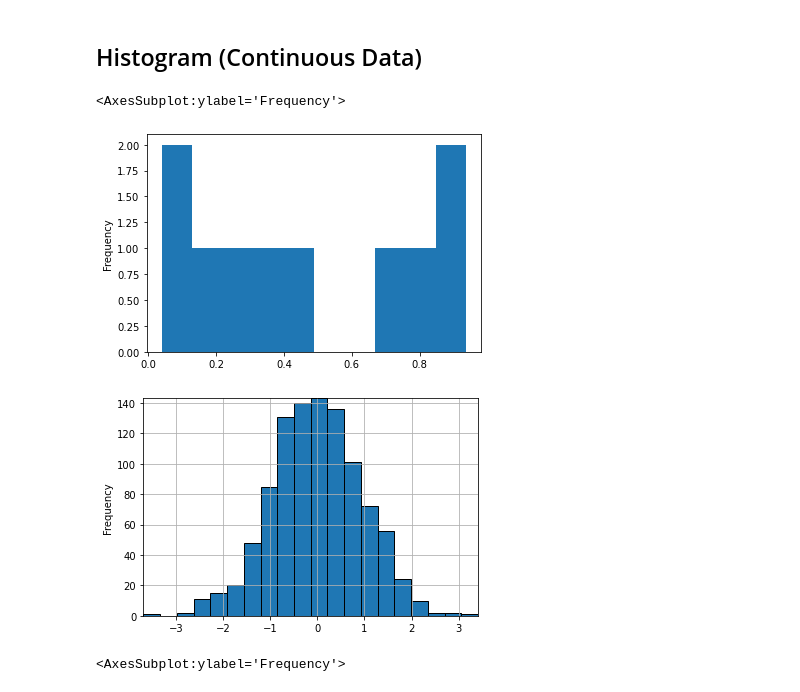
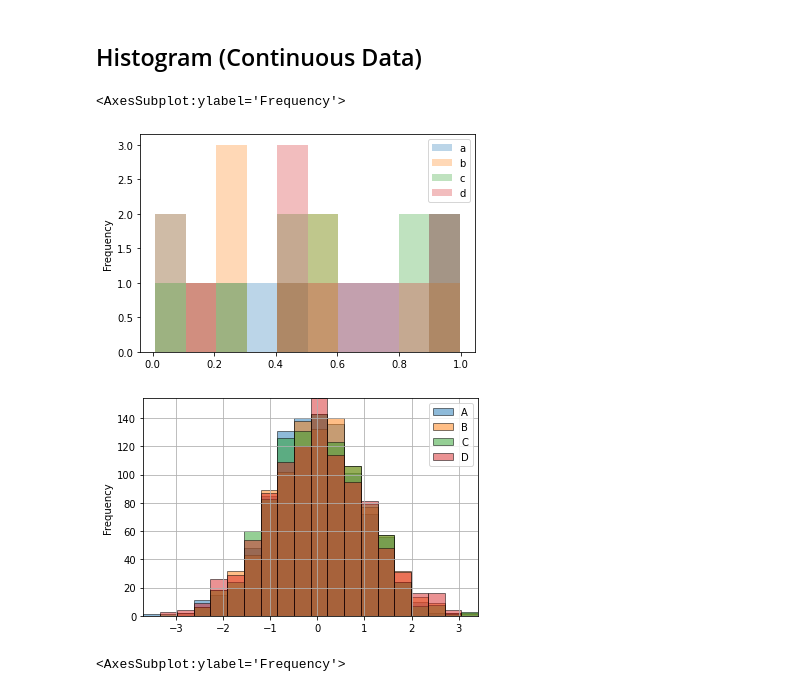
Before and after one commit to luiul/tsa, a Jupyter notebook: course-nb/02-pandas.ipynb, the cells around one changed output. Cells and saved outputs as stored; diff of their text form; code cells hidden in the pictures.

```diff
--- a/course-nb/02-pandas.ipynb
+++ b/course-nb/02-pandas.ipynb
@@ -353,16 +353,15 @@ df2.head()
 # %% [markdown]
 ## Histogram (Continuous Data)
 # %%
-df2['a'].plot.hist()
+df2.plot.hist(alpha=.3)
 # %% [output]
 <AxesSubplot:ylabel='Frequency'>
-[figure, old version]
+[figure, new version]
 # %%
-df1['A'].plot.hist(bins=20, edgecolor='k', grid=True).autoscale(enable=True,
-                                                                axis='both',
-                                                                tight=True)
+df1.plot.hist(bins=20, edgecolor='k', grid=True,
+              alpha=.5).autoscale(enable=True, axis='both', tight=True)
 # %% [output]
-[figure, old version]
+[figure, new version]
 # %%
 df1['A'].plot.hist(grid=True)
 # %% [output]
```
Also changed, not shown: parts of 10 cells of this notebook, 2 other files.
